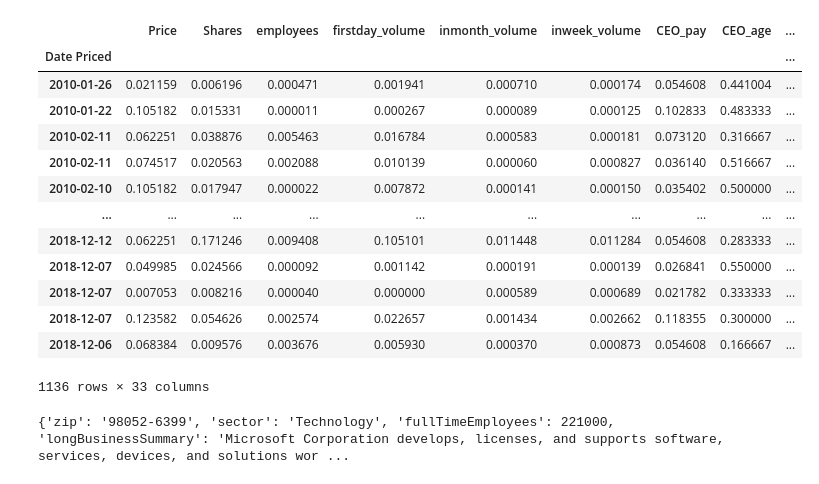
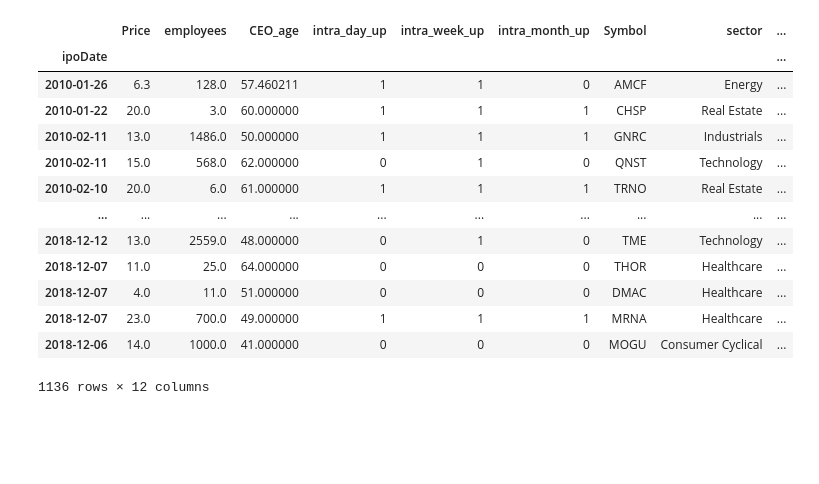
Before and after one commit to michael-fuest/DSiF-IPOs, a Jupyter notebook: MachineLearning.ipynb, the cells around one changed output. Drawn from its saved outputs; the diff is of its cells as text; code cells hidden in the pictures; blank space fills up the shorter version.

```diff
--- a/MachineLearning.ipynb
+++ b/MachineLearning.ipynb
@@ -7,22 +8,25 @@ import yfinance as yf
 # %%
 #Importing dataset and defining path variables
 path = './data/'
-filename = 'clean_ipo_stock_2010_2018.csv'
+smallfile = 'clean_ipo_stock_2010_2018.csv'
+largefile = 'master_data.csv'
 
-df_ipo = pd.read_csv(path + filename, index_col='Date Priced')
-df_ipo
+df_ipo_small = pd.read_csv(path + smallfile, index_col='ipoDate')
+df_ipo_large = pd.read_csv(path + largefile, index_col= 'ipoDate')
+
+df_ipo_small
 # %% [output]
-|  | Price | Shares | employees | firstday_volume | inmonth_volume | inweek_volume | CEO_pay | CEO_age | ... |
-| Date Priced |  |  |  |  |  |  |  |  | ... |
-| 2010-01-26 | 0.021159 | 0.006196 | 0.000471 | 0.001941 | 0.000710 | 0.000174 | 0.054608 | 0.441004 | ... |
-| 2010-01-22 | 0.105182 | 0.015331 | 0.000011 | 0.000267 | 0.000089 | 0.000125 | 0.102833 | 0.483333 | ... |
-| 2010-02-11 | 0.062251 | 0.038876 | 0.005463 | 0.016784 | 0.000583 | 0.000181 | 0.073120 | 0.316667 | ... |
-| 2010-02-11 | 0.074517 | 0.020563 | 0.002088 | 0.010139 | 0.000060 | 0.000827 | 0.036140 | 0.516667 | ... |
-| 2010-02-10 | 0.105182 | 0.017947 | 0.000022 | 0.007872 | 0.000141 | 0.000150 | 0.035402 | 0.500000 | ... |
+|  | Price | employees | CEO_age | intra_day_up | intra_week_up | intra_month_up | Symbol | sector | ... |
+| ipoDate |  |  |  |  |  |  |  |  | ... |
+| 2010-01-26 | 6.3 | 128.0 | 57.460211 | 1 | 1 | 0 | AMCF | Energy | ... |
+| 2010-01-22 | 20.0 | 3.0 | 60.000000 | 1 | 1 | 1 | CHSP | Real Estate | ... |
+| 2010-02-11 | 13.0 | 1486.0 | 50.000000 | 1 | 1 | 1 | GNRC | Industrials | ... |
+| 2010-02-11 | 15.0 | 568.0 | 62.000000 | 0 | 1 | 0 | QNST | Technology | ... |
+| 2010-02-10 | 20.0 | 6.0 | 61.000000 | 1 | 1 | 1 | TRNO | Real Estate | ... |
 | ... | ... | ... | ... | ... | ... | ... | ... | ... | ... |
-| 2018-12-12 | 0.062251 | 0.171246 | 0.009408 | 0.105101 | 0.011448 | 0.011284 | 0.054608 | 0.283333 | ... |
-| 2018-12-07 | 0.049985 | 0.024566 | 0.000092 | 0.001142 | 0.000191 | 0.000139 | 0.026841 | 0.550000 | ... |
-| 2018-12-07 | 0.007053 | 0.008216 | 0.000040 | 0.000000 | 0.000589 | 0.000689 | 0.021782 | 0.333333 | ... |
-| 2018-12-07 | 0.123582 | 0.054626 | 0.002574 | 0.022657 | 0.001434 | 0.002662 | 0.118355 | 0.300000 | ... |
-| 2018-12-06 | 0.068384 | 0.009576 | 0.003676 | 0.005930 | 0.000370 | 0.000873 | 0.054608 | 0.166667 | ... |
+| 2018-12-12 | 13.0 | 2559.0 | 48.000000 | 0 | 1 | 0 | TME | Technology | ... |
+| 2018-12-07 | 11.0 | 25.0 | 64.000000 | 0 | 0 | 0 | THOR | Healthcare | ... |
+| 2018-12-07 | 4.0 | 11.0 | 51.000000 | 0 | 0 | 0 | DMAC | Healthcare | ... |
+| 2018-12-07 | 23.0 | 700.0 | 49.000000 | 1 | 1 | 1 | MRNA | Healthcare | ... |
+| 2018-12-06 | 14.0 | 1000.0 | 41.000000 | 0 | 0 | 0 | MOGU | Consumer Cyclical | ... |
-1136 rows × 33 columns
+1136 rows × 12 columns
@@ -37,5 +32,0 @@ X = df_ipo.drop(columns = [])
-# %%
-msft = yf.Ticker("MSFT")
-print(msft.info)
-# %% [output]
-{'zip': '98052-6399', 'sector': 'Technology', 'fullTimeEmployees': 221000, 'longBusinessSummary': 'Microsoft Corporation develops, licenses, and supports software, services, devices, and solutions wor ...
```
Also changed, not shown: parts of 8 cells of this notebook, 4 other files.
